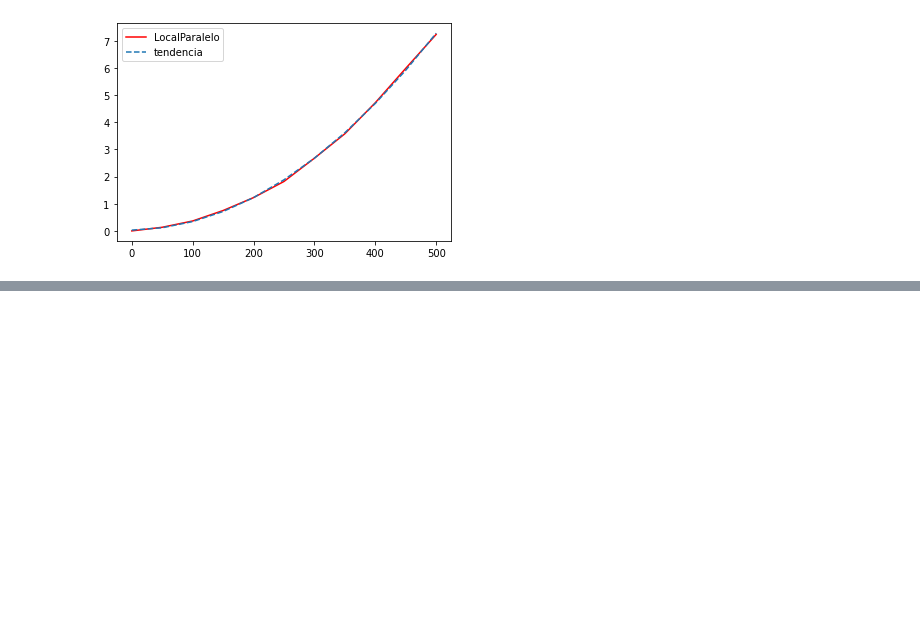
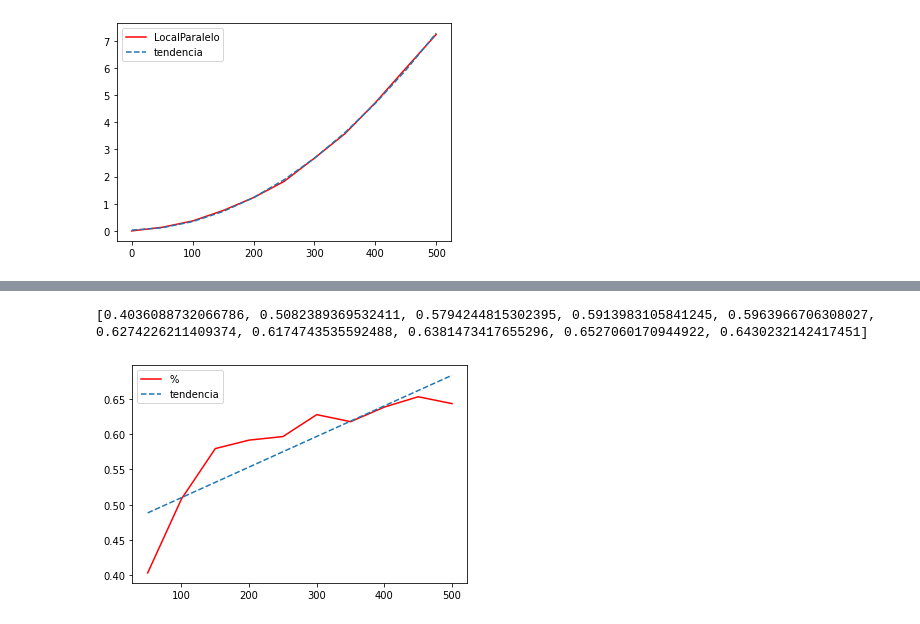
Before and after one commit to lucaskf1996/DnaAlignmentAlgorithmComparison, a Jupyter notebook: DnaAnalysis.ipynb, the cells around one changed output, grey strips where cells are left out. Saved outputs shown, nothing was run; the diff lists cells and outputs as text; code cells hidden in the pictures; blank space fills up the shorter version.

```diff
--- a/DnaAnalysis.ipynb
+++ b/DnaAnalysis.ipynb
@@ -352,0 +330,13 @@ invalid value encountered in double_scalars
+# %%
+percentx = np.linspace(50, 500, 10)
+percentLocal = [resultados2dRandomParalelo[i]/resultados2dRandomSequencial[i] for i in range(1, len(resultados2dRandomSequencial))]
+print(percentLocal)
+z = np.polyfit(percentx, percentLocal, 1)
+p = np.poly1d(z)
+plt.plot(percentx, percentLocal, label = "%", color = "red")
+plt.plot(percentx, p(percentx), '--', label = "tendencia")
+plt.legend()
+plt.show()
+# %% [output]
+[0.4036088732066786, 0.5082389369532411, 0.5794244815302395, 0.5913983105841245, 0.5963966706308027, 0.6274226211409374, 0.6174743535592488, 0.6381473417655296, 0.6527060170944922, 0.6430232142417451]
+[figure, added]
```
Also changed, not shown: parts of 14 cells of this notebook, 20 other files.
